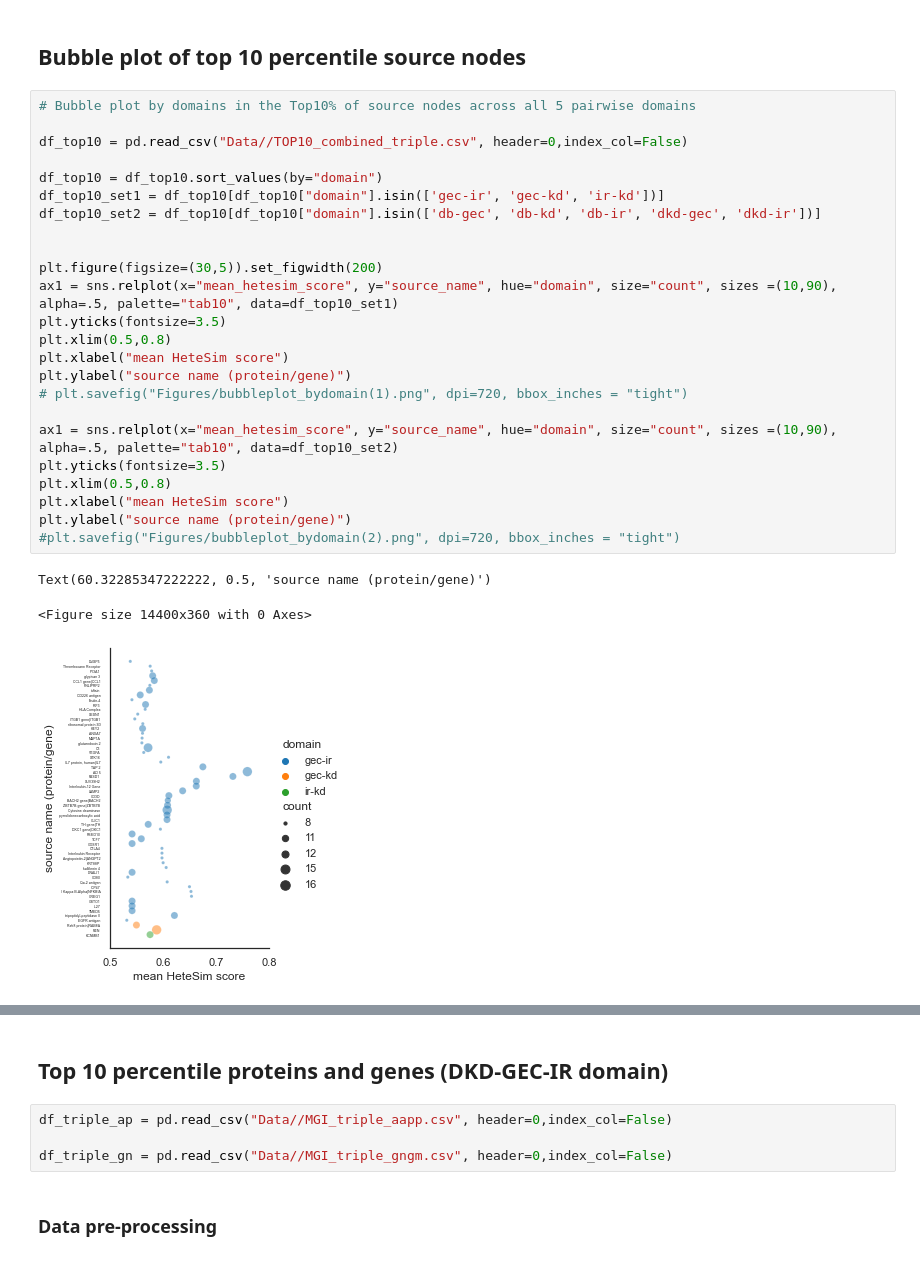
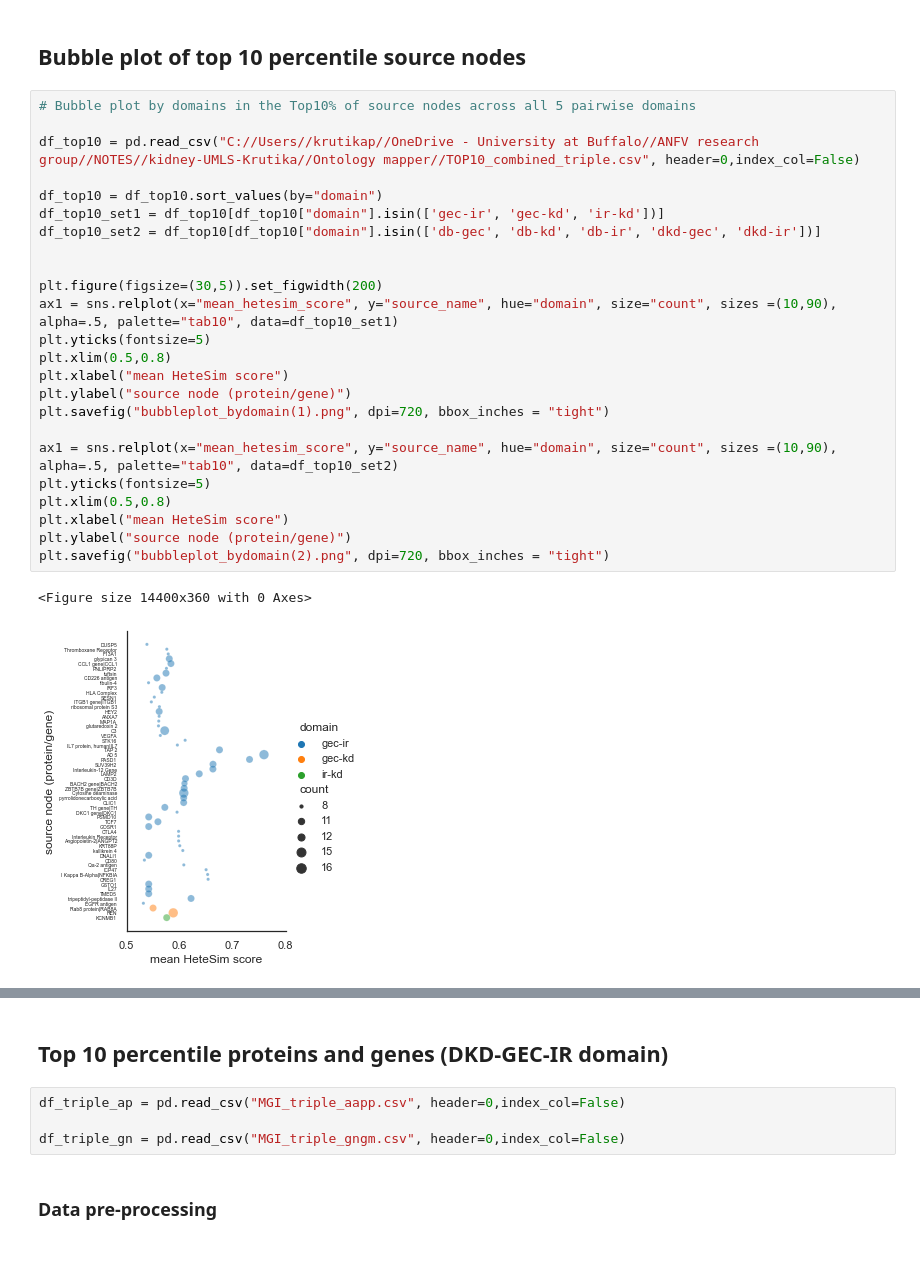
Before and after one commit to ashleefv/DKD_CaseStudy_SemNet2, a Jupyter notebook: DKD-SemNet-visualization.ipynb, the cells around one changed output, grey strips where cells are left out. Drawn from its saved outputs; the diff is of its cells as text.

```diff
--- a/DKD-SemNet-visualization.ipynb
+++ b/DKD-SemNet-visualization.ipynb
@@ -14,28 +14,27 @@ from matplotlib.colors import LinearSegmentedColormap
 # %%
 # Bubble plot by domains in the Top10% of source nodes across all 5 pairwise domains
 
-df_top10 = pd.read_csv("Data//TOP10_combined_triple.csv", header=0,index_col=False)
+df_top10 = pd.read_csv("C://Users//krutikap//OneDrive - University at Buffalo//ANFV research group//NOTES//kidney-UMLS-Krutika//Ontology mapper//TOP10_combined_triple.csv", header=0,index_col=False)
 
 df_top10 = df_top10.sort_values(by="domain")
 df_top10_set1 = df_top10[df_top10["domain"].isin(['gec-ir', 'gec-kd', 'ir-kd'])]
 df_top10_set2 = df_top10[df_top10["domain"].isin(['db-gec', 'db-kd', 'db-ir', 'dkd-gec', 'dkd-ir'])]
 
 
 plt.figure(figsize=(30,5)).set_figwidth(200)
 ax1 = sns.relplot(x="mean_hetesim_score", y="source_name", hue="domain", size="count", sizes =(10,90), alpha=.5, palette="tab10", data=df_top10_set1)
-plt.yticks(fontsize=3.5)
+plt.yticks(fontsize=5)
 plt.xlim(0.5,0.8)
 plt.xlabel("mean HeteSim score")
-plt.ylabel("source name (protein/gene)")
-# plt.savefig("Figures/bubbleplot_bydomain(1).png", dpi=720, bbox_inches = "tight")
+plt.ylabel("source node (protein/gene)")
+plt.savefig("bubbleplot_bydomain(1).png", dpi=720, bbox_inches = "tight")
 
 ax1 = sns.relplot(x="mean_hetesim_score", y="source_name", hue="domain", size="count", sizes =(10,90), alpha=.5, palette="tab10", data=df_top10_set2)
-plt.yticks(fontsize=3.5)
+plt.yticks(fontsize=5)
 plt.xlim(0.5,0.8)
 plt.xlabel("mean HeteSim score")
-plt.ylabel("source name (protein/gene)")
-#plt.savefig("Figures/bubbleplot_bydomain(2).png", dpi=720, bbox_inches = "tight")
+plt.ylabel("source node (protein/gene)")
+plt.savefig("bubbleplot_bydomain(2).png", dpi=720, bbox_inches = "tight")
 # %% [output]
-Text(60.32285347222222, 0.5, 'source name (protein/gene)')
+<Figure size 14400x360 with 0 Axes>
-<Figure size 14400x360 with 0 Axes>
-[figure, old version]
+[figure, new version]
@@ -43,9 +42,9 @@ Text(60.32285347222222, 0.5, 'source name (protein/gene)')
 # %% [markdown]
 ## Top 10 percentile proteins and genes (DKD-GEC-IR domain)
 # %%
-df_triple_ap = pd.read_csv("Data//MGI_triple_aapp.csv", header=0,index_col=False)
+df_triple_ap = pd.read_csv("MGI_triple_aapp.csv", header=0,index_col=False)
 
-df_triple_gn = pd.read_csv("Data//MGI_triple_gngm.csv", header=0,index_col=False)
+df_triple_gn = pd.read_csv("MGI_triple_gngm.csv", header=0,index_col=False)
 # %% [markdown]
 ### Data pre-processing
 # %%
```
Also changed, not shown: parts of 7 cells of this notebook, 2 other files.
